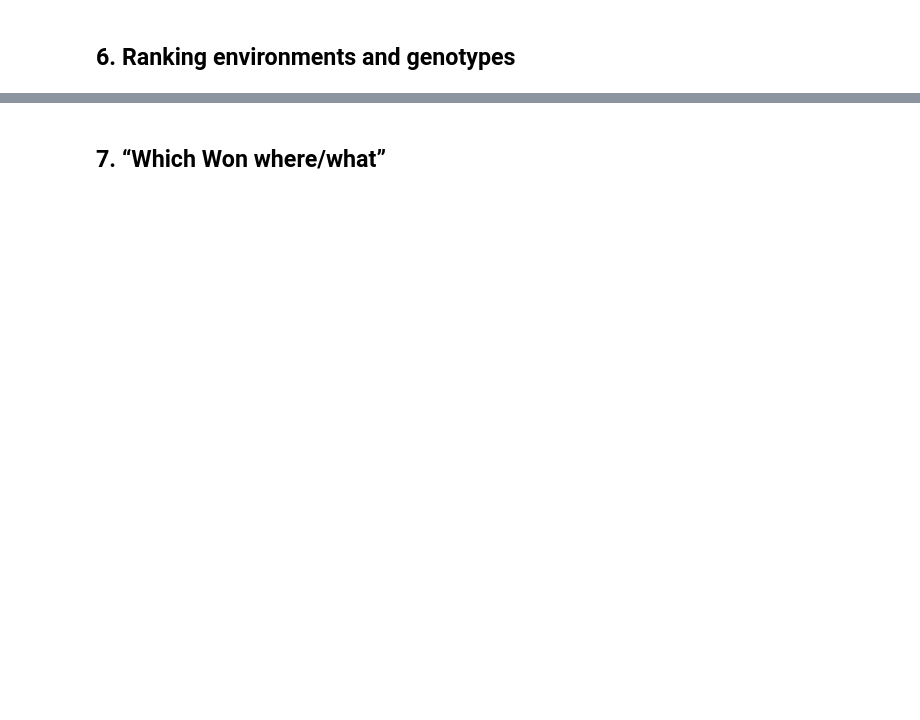
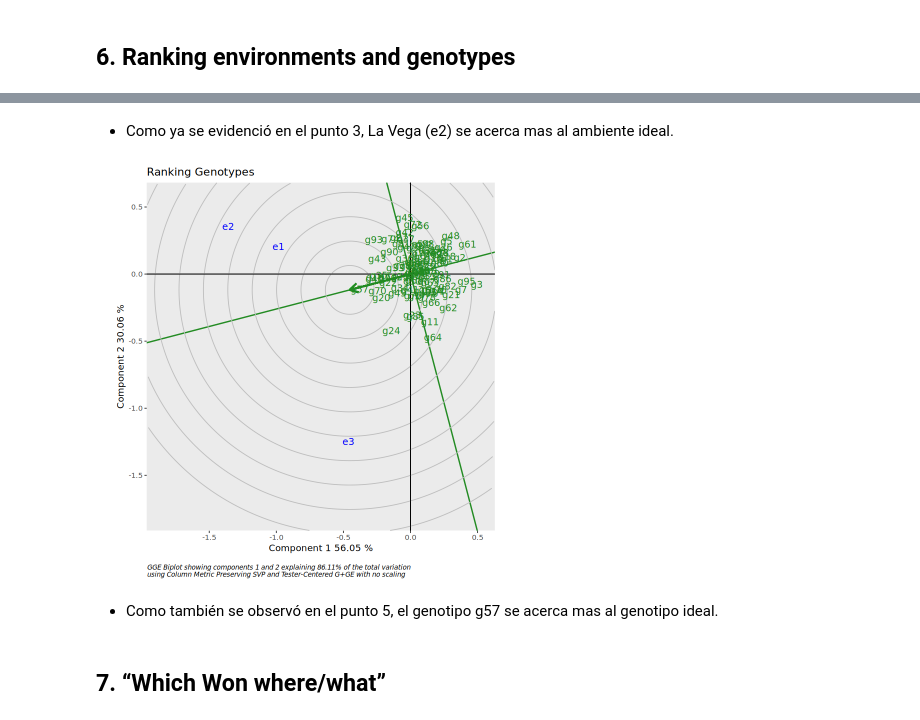
Before and after one commit to hdescobarh/journey-resolution, a Jupyter notebook: GRC_Taller02_GxE/Code/mi_solucion.ipynb, the cells around one changed output, grey strips where cells are left out. Saved outputs shown, nothing was run; the diff lists cells and outputs as text; code cells hidden in the pictures; blank space fills up the shorter version.

Commit message:
feat(GRC): Agregados puntos 6 y 7. Completado taller 2

```diff
--- a/GRC_Taller02_GxE/Code/mi_solucion.ipynb
+++ b/GRC_Taller02_GxE/Code/mi_solucion.ipynb
@@ -271,2 +274,10 @@ La proyección de los genotipos sobre el eje AEC es informativo de sus efectos m
+# %% [markdown]
+- Como ya se evidenció en el punto 3, La Vega (e2) se acerca mas al ambiente ideal.
+# %%
+RankGen(gge_model)
+# %% [output]
+[figure, added]
+# %% [markdown]
+- Como también se observó en el punto 5, el genotipo g57 se acerca mas al genotipo ideal.
 # %% [markdown]
 ## 7. “Which Won where/what”
```
Also changed, not shown: parts of 4 cells of this notebook.
